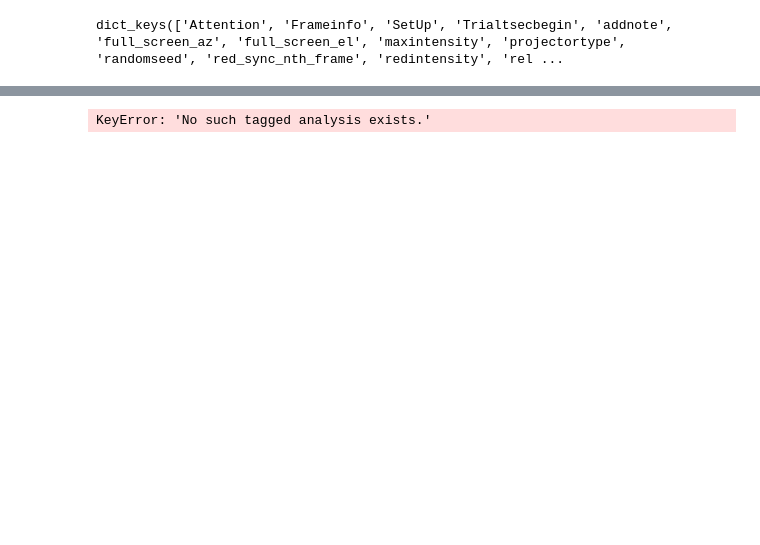
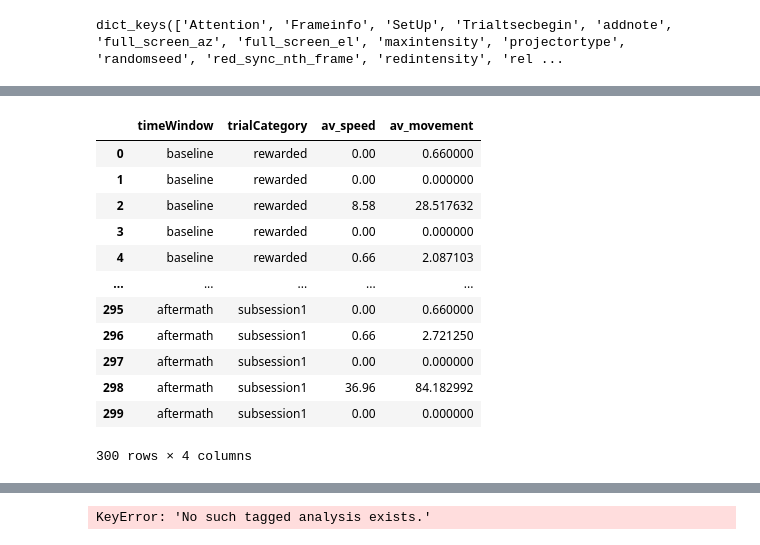
Before and after one commit to LiesDec/project_attention, a Jupyter notebook: notebooks/analysis_tryout.ipynb, the cells around one changed output, grey strips where cells are left out. Saved outputs shown, nothing was run; the diff lists cells and outputs as text; code cells hidden in the pictures; blank space fills up the shorter version.

```diff
--- a/notebooks/analysis_tryout.ipynb
+++ b/notebooks/analysis_tryout.ipynb
@@ -135,0 +163,16 @@ Type:      function
+# %%
+df_long
+# %% [output]
+|  | timeWindow | trialCategory | av_speed | av_movement |
+| 0 | baseline | rewarded | 0.00 | 0.660000 |
+| 1 | baseline | rewarded | 0.00 | 0.000000 |
+| 2 | baseline | rewarded | 8.58 | 28.517632 |
+| 3 | baseline | rewarded | 0.00 | 0.000000 |
+| 4 | baseline | rewarded | 0.66 | 2.087103 |
+| ... | ... | ... | ... | ... |
+| 295 | aftermath | subsession1 | 0.00 | 0.660000 |
+| 296 | aftermath | subsession1 | 0.66 | 2.721250 |
+| 297 | aftermath | subsession1 | 0.00 | 0.000000 |
+| 298 | aftermath | subsession1 | 36.96 | 84.182992 |
+| 299 | aftermath | subsession1 | 0.00 | 0.000000 |
+300 rows × 4 columns
```
Also changed, not shown: parts of 17 cells of this notebook, 6 other files.
